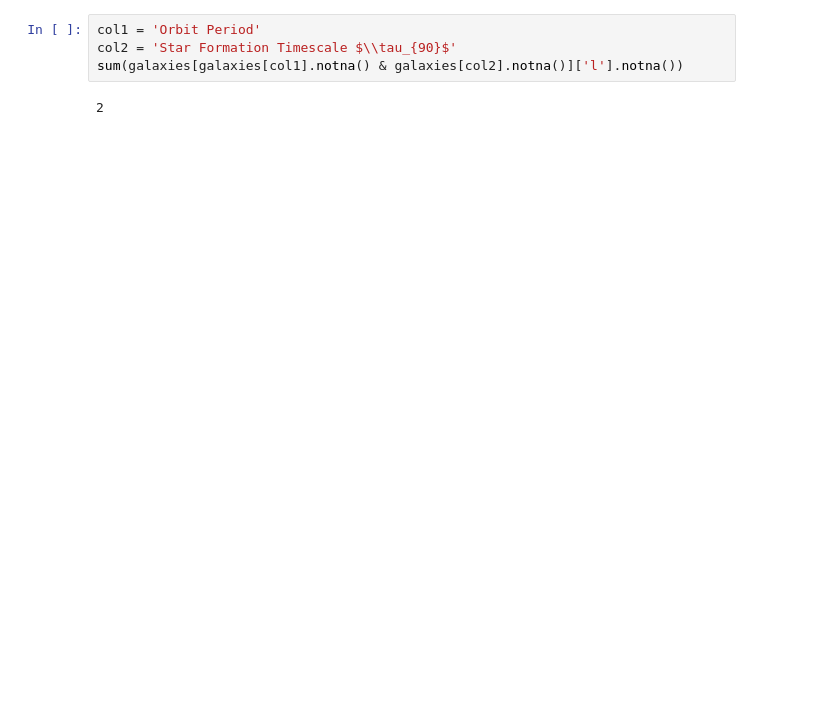
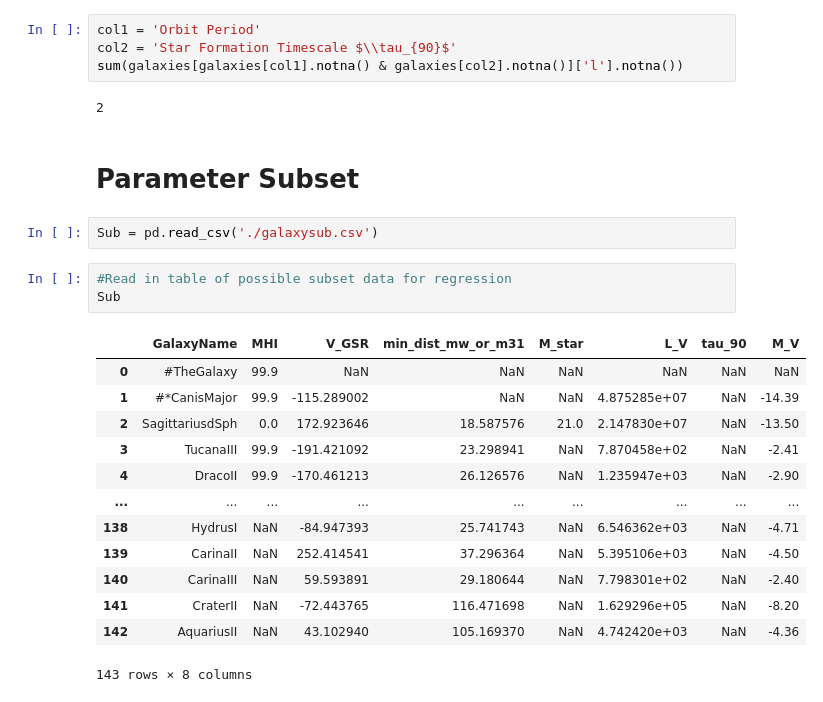
Before and after one commit to janagrc/LocalGroup, a Jupyter notebook: LocalGroup.ipynb, the cells around one changed output. Drawn from its saved outputs; the diff is of its cells as text; blank space fills up the shorter version.

Commit message:
added csv file containing possible parameters for regression

```diff
--- a/LocalGroup.ipynb
+++ b/LocalGroup.ipynb
@@ -355,3 +339,24 @@ col2 = 'Star Formation Timescale $\\tau_{90}$'
 sum(galaxies[galaxies[col1].notna() & galaxies[col2].notna()]['l'].notna())
 # %% [output]
 2
+# %% [markdown]
+# Parameter Subset
+# %%
+Sub = pd.read_csv('./galaxysub.csv')
+# %%
+#Read in table of possible subset data for regression
+Sub
+# %% [output]
+|  | GalaxyName | MHI | V_GSR | min_dist_mw_or_m31 | M_star | L_V | tau_90 | M_V |
+| 0 | #TheGalaxy | 99.9 | NaN | NaN | NaN | NaN | NaN | NaN |
+| 1 | #*CanisMajor | 99.9 | -115.289002 | NaN | NaN | 4.875285e+07 | NaN | -14.39 |
+| 2 | SagittariusdSph | 0.0 | 172.923646 | 18.587576 | 21.0 | 2.147830e+07 | NaN | -13.50 |
+| 3 | TucanaIII | 99.9 | -191.421092 | 23.298941 | NaN | 7.870458e+02 | NaN | -2.41 |
+| 4 | DracoII | 99.9 | -170.461213 | 26.126576 | NaN | 1.235947e+03 | NaN | -2.90 |
+| ... | ... | ... | ... | ... | ... | ... | ... | ... |
+| 138 | HydrusI | NaN | -84.947393 | 25.741743 | NaN | 6.546362e+03 | NaN | -4.71 |
+| 139 | CarinaII | NaN | 252.414541 | 37.296364 | NaN | 5.395106e+03 | NaN | -4.50 |
+| 140 | CarinaIII | NaN | 59.593891 | 29.180644 | NaN | 7.798301e+02 | NaN | -2.40 |
+| 141 | CraterII | NaN | -72.443765 | 116.471698 | NaN | 1.629296e+05 | NaN | -8.20 |
+| 142 | AquariusII | NaN | 43.102940 | 105.169370 | NaN | 4.742420e+03 | NaN | -4.36 |
+143 rows × 8 columns
```
Also changed, not shown: parts of 6 cells of this notebook, 3 other files.
